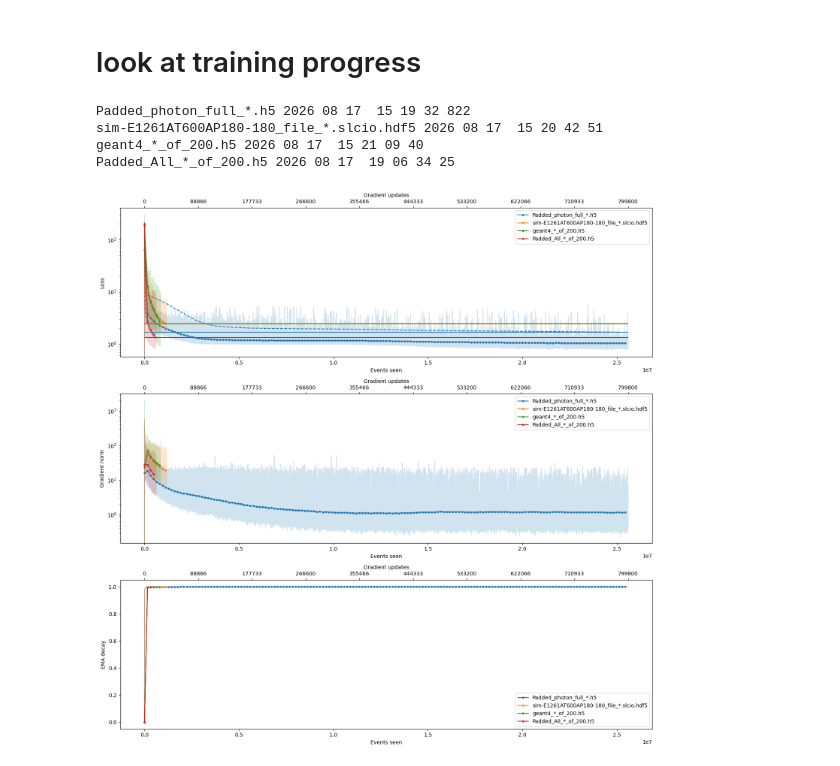
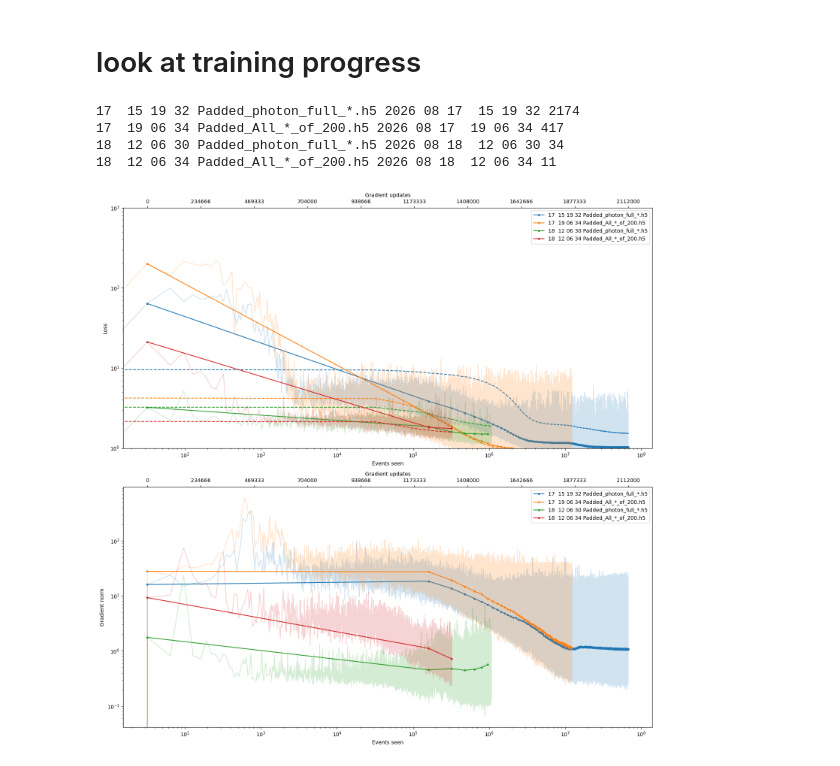
Before and after one commit to HenryDayHall/CaloCloudi, a Jupyter notebook: scripts/check_training_progress.ipynb, the cells around one changed output. Cells and saved outputs as stored; diff of their text form; code cells hidden in the pictures.

```diff
--- a/scripts/check_training_progress.ipynb
+++ b/scripts/check_training_progress.ipynb
@@ -45,9 +46,8 @@ for date in all_dates:
     infos.append(info)
 
 if len(set(infos)) < len(infos):
-    for i, date in dates:
-        infos[i] += date
-
+    for i, date in enumerate(dates):
+        infos[i] = date[8:] + " " + infos[i]
 
 colour_list = [c for c in plt.cm.tab10.colors]
 colours = {name:colour_list[i] for i, name in enumerate(infos)}
@@ -67,14 +67,14 @@ def sparse_average(xs, ys, interval=5000):
 for info, date, data in zip(infos, dates, trainings):
     print(info, date, len(data["val_loss"]))
 # %% [output]
-Padded_photon_full_*.h5 2026 08 17  15 19 32 822
-sim-E1261AT600AP180-180_file_*.slcio.hdf5 2026 08 17  15 20 42 51
-geant4_*_of_200.h5 2026 08 17  15 21 09 40
-Padded_All_*_of_200.h5 2026 08 17  19 06 34 25
+17  15 19 32 Padded_photon_full_*.h5 2026 08 17  15 19 32 2174
+17  19 06 34 Padded_All_*_of_200.h5 2026 08 17  19 06 34 417
+18  12 06 30 Padded_photon_full_*.h5 2026 08 18  12 06 30 34
+18  12 06 34 Padded_All_*_of_200.h5 2026 08 18  12 06 34 11
 # %%
-fig, axarr = plt.subplots(3, 1, figsize=(15, 15))
+fig, axarr = plt.subplots(2, 1, figsize=(15, 15))
 x_name = 'n_events'
-y_values = ["loss", "grad_norm", "ema_decay"]
+y_values = ["loss", "grad_norm"] #, "ema_decay"]
 for i, y_name in enumerate(y_values):
     y_label = pretty[y_name]
     ax = axarr[i]
@@ -97,32 +97,34 @@ for i, y_name in enumerate(y_values):
             val_loss = np.mean(data["val_loss"], axis=1)
             val_n_events = data["val_n_events"]
             ax.plot(val_n_events, val_loss, c=c, ls='--')
             lowest_val_losses.append(np.min(val_loss))
 
     if y_name == "loss":
         max_x = longest[x_name][-1]
-        ax.hlines(lowest_val_losses, 0, max_x, colors=colour_list)
+        #ax.hlines(lowest_val_losses, 0, max_x, colors=colour_list)
+        ax.set_ylim(1, 10**3)
 
     if y_name in ["loss", "grad_norm"]:
         ax.semilogy()
     ax.set_xlabel(pretty[x_name])
     ax.set_ylabel(y_label)
 
 
     # upper axis
     n_values = len(longest[x_name])
     n_ticks = 10
     value_idxs = np.linspace(0, n_values-1, n_ticks).astype(int)
     positions = [longest[x_name][idx] for idx in value_idxs]
     x_2_name = 'n_updates'
     labels = [longest[x_2_name][idx] for idx in value_idxs]
     ax2 = ax.twiny()          # <- this was missing
     ax2.set_xlim(ax.get_xlim())                   # share the bottom's coordinates
     ax2.set_xticks(positions)
     ax2.set_xticklabels(labels)
     ax2.set_xlabel(pretty[x_2_name])
     ax.legend()
+    ax.semilogx()
 
 fig.tight_layout()
 # %% [output]
-[figure, old version]
+[figure, new version]
```
Also changed, not shown: parts of 1 cell of this notebook, 7 other files.
